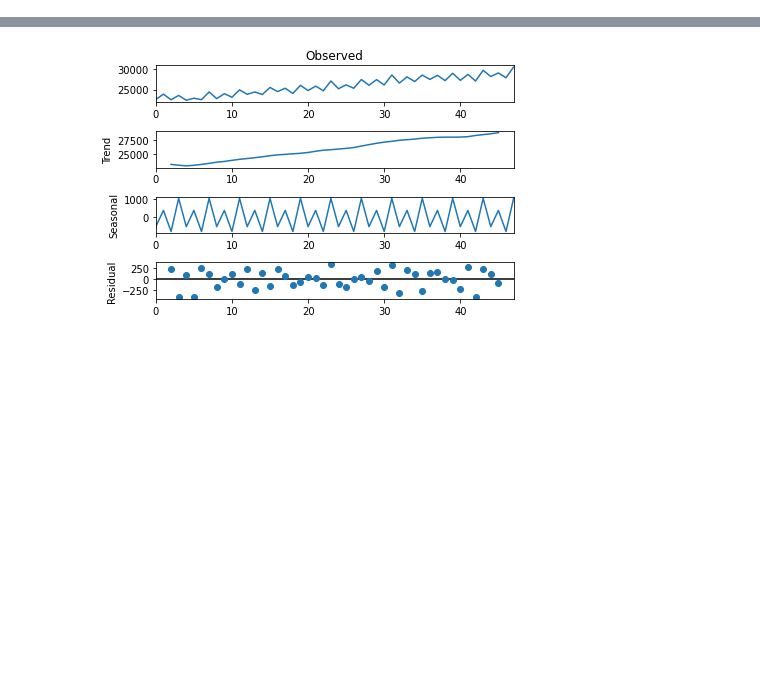
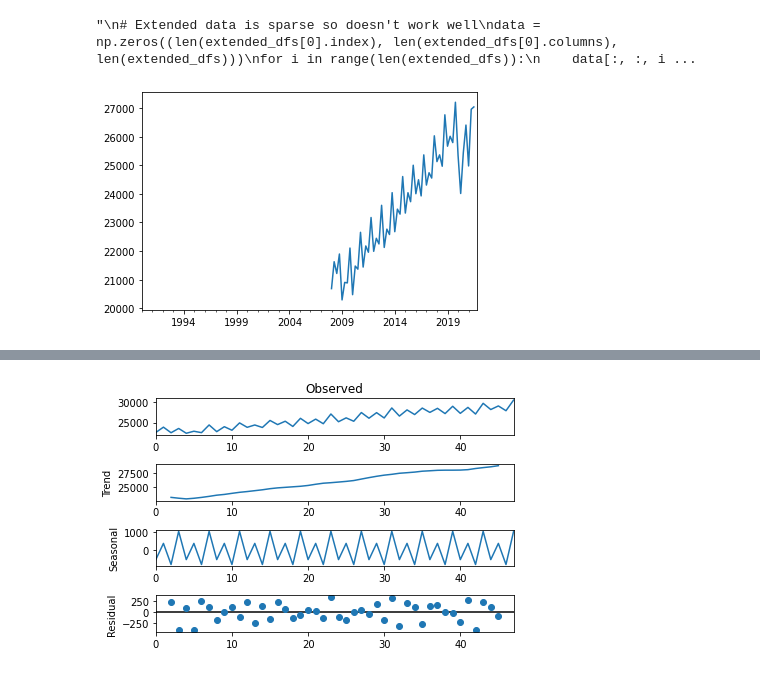
Before and after one commit to nisa-bayraktar/european_productivity, a Jupyter notebook: combined_features.ipynb, the cells around one changed output, grey strips where cells are left out. Drawn from its saved outputs; the diff is of its cells as text; code cells hidden in the pictures; blank space fills up the shorter version.

```diff
--- a/combined_features.ipynb
+++ b/combined_features.ipynb
@@ -243,6 +280,21 @@ matched_dfs = match_df(dfs)
 data = np.zeros((len(matched_dfs[0].index), len(matched_dfs[0].columns),  len(matched_dfs)))
 for i in range(len(matched_dfs)):
     data[:, :, i] = matched_dfs[i].to_numpy(dtype=np.float64)
+# %%
+dfs = [per_employee_df, per_HW_df] + education_dfs + [inf_df, unem_df, dep_quarterly_df]
+extended_dfs = extend_df(dfs)
+extended_dfs[0].iloc[1, :].plot()
+
+'''
+# Extended data is sparse so doesn't work well
+data = np.zeros((len(extended_dfs[0].index), len(extended_dfs[0].columns),  len(extended_dfs)))
+for i in range(len(extended_dfs)):
+    data[:, :, i] = extended_dfs[i].to_numpy(dtype=np.float64)
+data = np.nan_to_num(data, copy=True, nan=0.0)
+'''
+# %% [output]
+"\n# Extended data is sparse so doesn't work well\ndata = np.zeros((len(extended_dfs[0].index), len(extended_dfs[0].columns),  len(extended_dfs)))\nfor i in range(len(extended_dfs)):\n    data[:, :, i ...
+[figure, added]
 # %%
 X = data[1, :, 6:10]
 y = data[1, :, 0]
```
Also changed, not shown: parts of 13 cells of this notebook.
